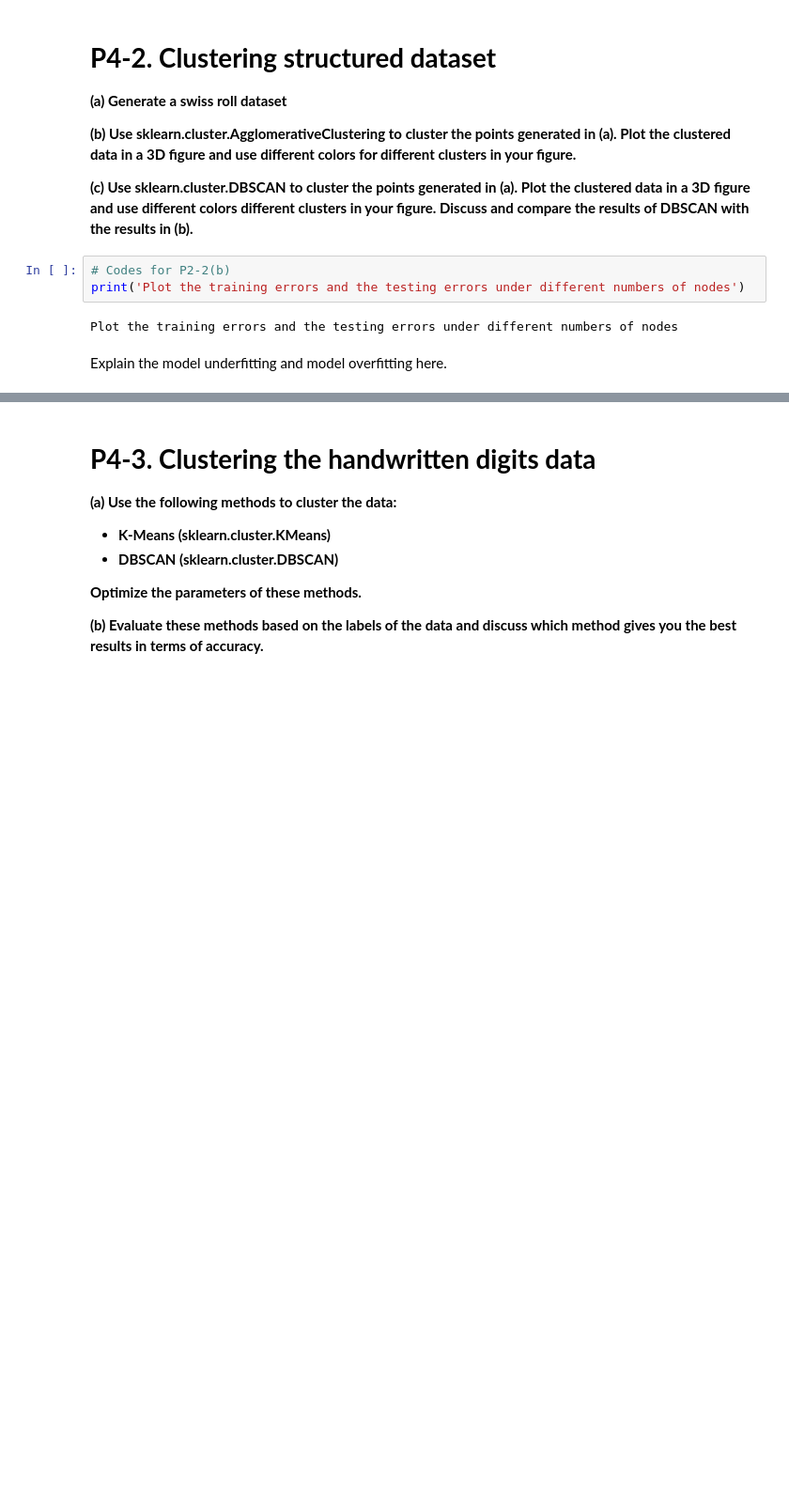
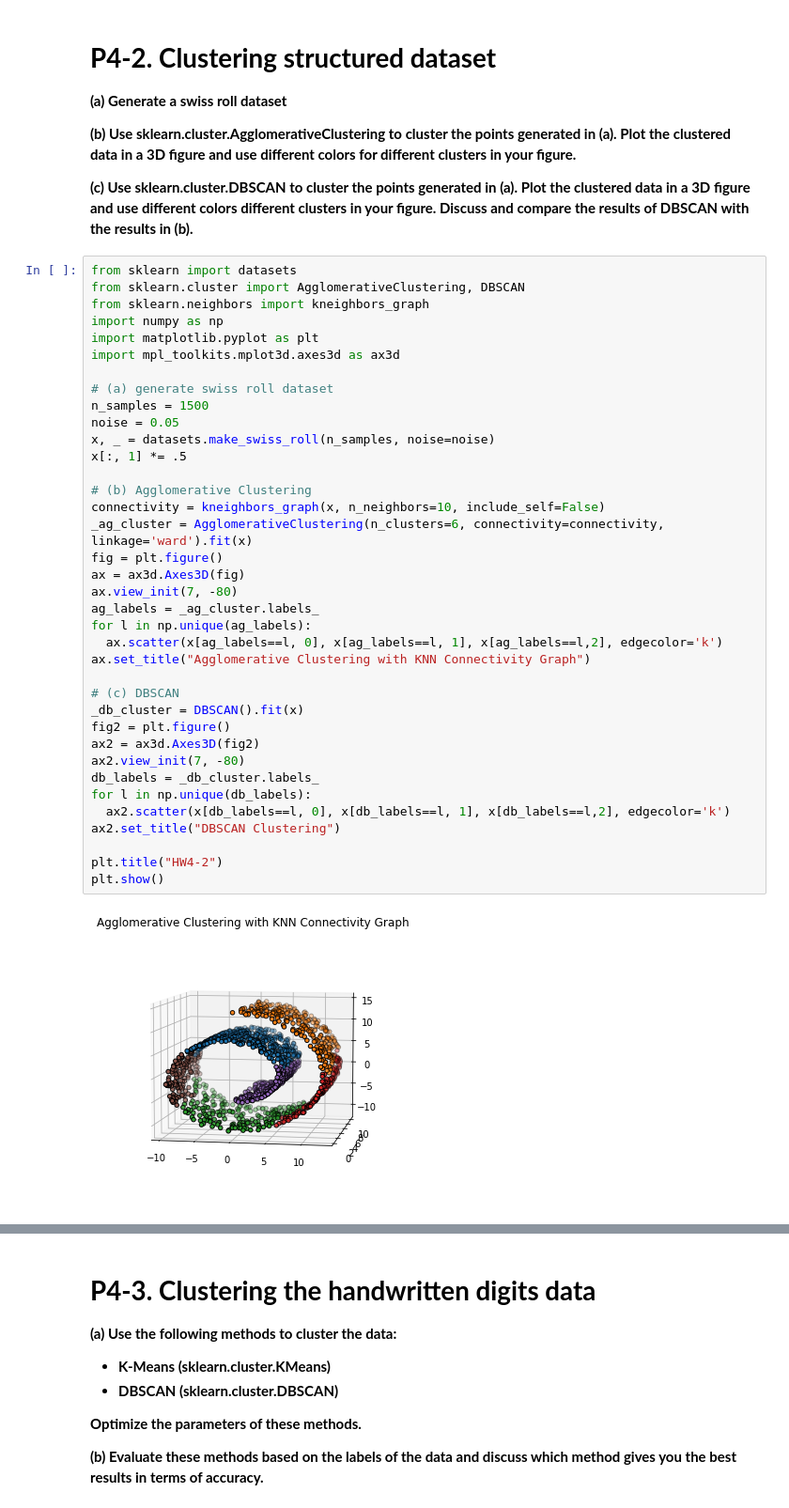
Before and after one commit to nalvarez508/cs458, a Jupyter notebook: Project 4/Project4.ipynb, the cells around one changed output, grey strips where cells are left out. Shown at 94% size. Saved outputs shown, nothing was run; the diff lists cells and outputs as text; blank space fills up the shorter version.

```diff
--- a/Project 4/Project4.ipynb
+++ b/Project 4/Project4.ipynb
@@ -25,10 +67,42 @@ Discuss how you optimize the parameters of your decision tree here.
 **(b) Use sklearn.cluster.AgglomerativeClustering to cluster the points generated in (a). Plot the clustered data in a 3D figure and use different colors for different clusters in your figure.**
 
 **(c) Use sklearn.cluster.DBSCAN to cluster the points generated in (a). Plot the clustered data in a 3D figure and use different colors different clusters in your figure. Discuss and compare the results of DBSCAN with the results in (b).**
-# %%
-# Codes for P2-2(b)
-print('Plot the training errors and the testing errors under different numbers of nodes')
-# %% [output]
-Plot the training errors and the testing errors under different numbers of nodes
-# %% [markdown]
-Explain the model underfitting and model overfitting here.
+# %%
+from sklearn import datasets
+from sklearn.cluster import AgglomerativeClustering, DBSCAN
+from sklearn.neighbors import kneighbors_graph
+import numpy as np
+import matplotlib.pyplot as plt
+import mpl_toolkits.mplot3d.axes3d as ax3d
+
+# (a) generate swiss roll dataset
+n_samples = 1500
+noise = 0.05
+x, _ = datasets.make_swiss_roll(n_samples, noise=noise)
+x[:, 1] *= .5
+
+# (b) Agglomerative Clustering
+connectivity = kneighbors_graph(x, n_neighbors=10, include_self=False)
+_ag_cluster = AgglomerativeClustering(n_clusters=6, connectivity=connectivity, linkage='ward').fit(x)
+fig = plt.figure()
+ax = ax3d.Axes3D(fig)
+ax.view_init(7, -80)
+ag_labels = _ag_cluster.labels_
+for l in np.unique(ag_labels):
+  ax.scatter(x[ag_labels==l, 0], x[ag_labels==l, 1], x[ag_labels==l,2], edgecolor='k')
+ax.set_title("Agglomerative Clustering with KNN Connectivity Graph")
+
+# (c) DBSCAN
+_db_cluster = DBSCAN().fit(x)
+fig2 = plt.figure()
+ax2 = ax3d.Axes3D(fig2)
+ax2.view_init(7, -80)
+db_labels = _db_cluster.labels_
+for l in np.unique(db_labels):
+  ax2.scatter(x[db_labels==l, 0], x[db_labels==l, 1], x[db_labels==l,2], edgecolor='k')
+ax2.set_title("DBSCAN Clustering")
+
+plt.title("HW4-2")
+plt.show()
+# %% [output]
+[figure, added]
```
Also changed, not shown: parts of 10 cells of this notebook.
